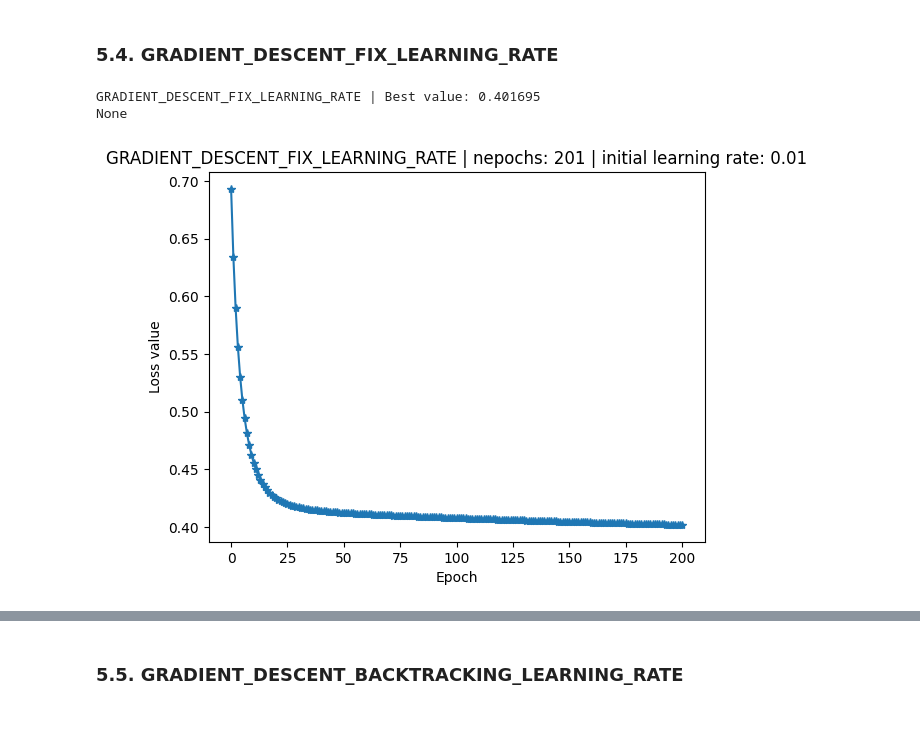
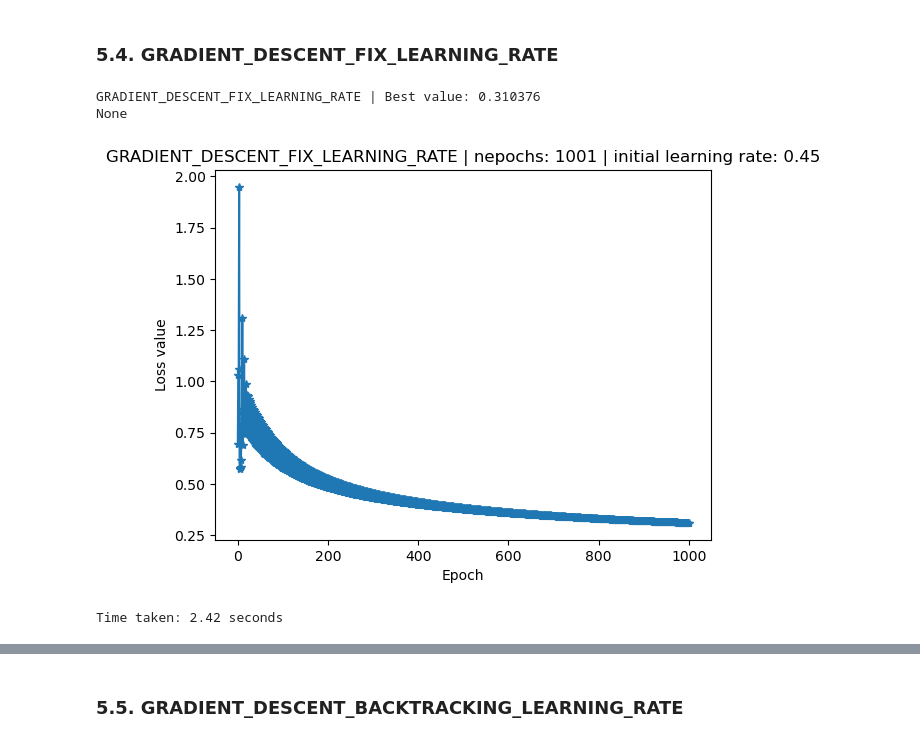
Before and after one commit to DucTrung1802/advanced-optimization, a Jupyter notebook: hw2/advanced_optimization_hw2.ipynb, the cells around one changed output, grey strips where cells are left out. Saved outputs shown, nothing was run; the diff lists cells and outputs as text; code cells hidden in the pictures.

```diff
--- a/hw2/advanced_optimization_hw2.ipynb
+++ b/hw2/advanced_optimization_hw2.ipynb
@@ -587,9 +588,9 @@ def stochastic_gradient_descent_fix_learning_rate(
             all_indexes = list(range(Xbar.shape[1]))
             selected_indexes = []
             learning_rate = initial_learning_rate
-            k = 0
+            iteration = 0
             while len(all_indexes) > 0:
-                k += 1
+                iteration += 1
                 if batch_size < len(all_indexes):
                     selected_indexes = all_indexes[:batch_size]
                 else:
@@ -601,7 +602,7 @@ def stochastic_gradient_descent_fix_learning_rate(
                 Xbar_batch = Xbar[:, selected_indexes]
                 y_batch = y[selected_indexes]
 
-                w_new = w[-1] - learning_rate / k * grad(w[-1], Xbar_batch, y_batch)
+                w_new = w[-1] - learning_rate / iteration * grad(w[-1], Xbar_batch, y_batch)
                 w.append(w_new)
 
             w_each_epoch.append(w[-1])
@@ -696,29 +697,33 @@ def one_for_all(
 # %%
 ALGORITHM_TYPE = AlgorithmType.GRADIENT_DESCENT_FIX_LEARNING_RATE
 INITIAL_W = np.zeros((Xbar.shape[0], 1))
-INITIAL_LEARNING_RATE = 0.01
-MAX_EPOCHS = 200
+INITIAL_LEARNING_RATE = 0.45
+MAX_EPOCHS = 1000
 EPS = 1e-6
 
 
 # ADDITIONAL PARAMETERS
 ALGORITHM_TYPE.value
 
-
+start_time = time.time()
 solution, best_loss_value = one_for_all(
     algorithm_type=ALGORITHM_TYPE,
     Xbar=Xbar,
     y=y,
     cost=cost,
     grad=grad,
     initial_w=INITIAL_W,
     initial_learning_rate=INITIAL_LEARNING_RATE,
     algorithm_name=ALGORITHM_TYPE.name,
     max_epochs=MAX_EPOCHS,
     eps=EPS,
     marker="*",
 )
+end_time = time.time()
+elapsed_time = end_time - start_time
+print(f"Time taken: {elapsed_time:.2f} seconds")
 # %% [output]
-GRADIENT_DESCENT_FIX_LEARNING_RATE | Best value: 0.401695
+GRADIENT_DESCENT_FIX_LEARNING_RATE | Best value: 0.310376
 None
-[figure, old version]
+[figure, new version]
+Time taken: 2.42 seconds
```
Also changed, not shown: parts of 16 cells of this notebook.
